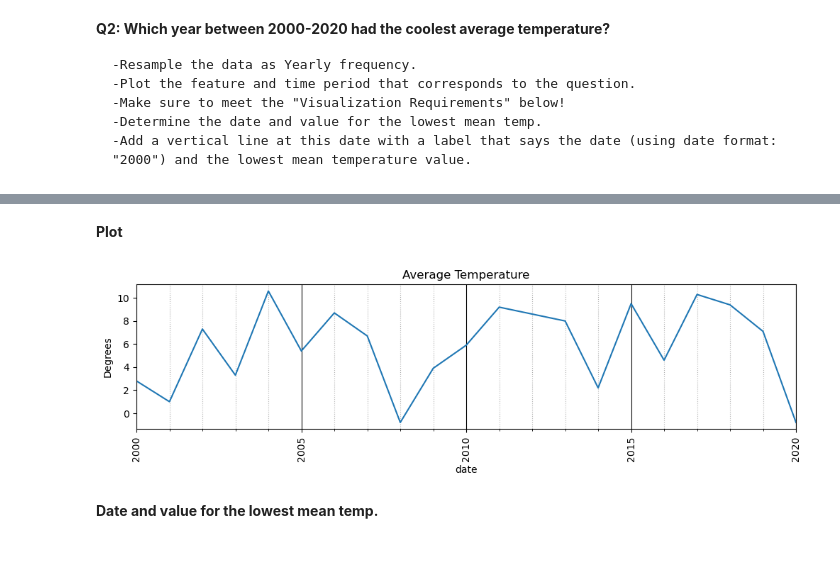
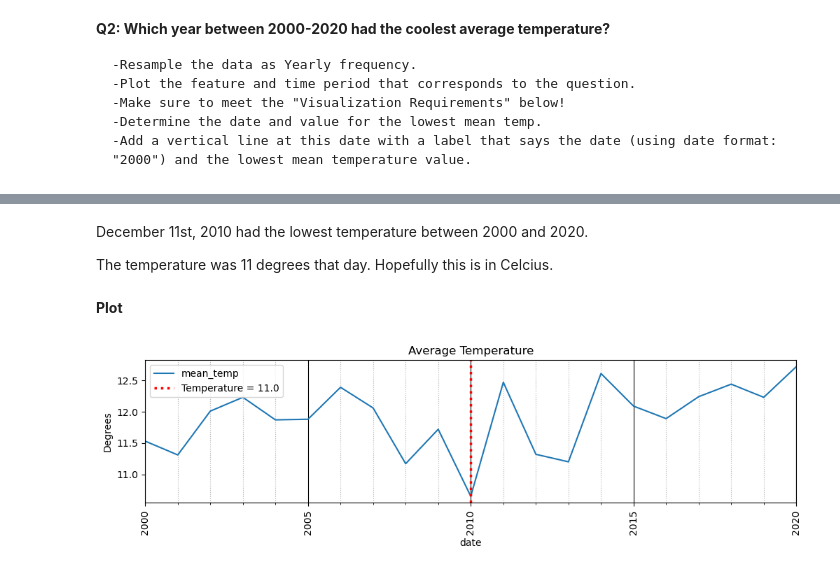
Before and after one commit to BenjaminEngel919/Resampling-Datetime-Data, a Jupyter notebook: Resampling Datetime Data.ipynb, the cells around one changed output, grey strips where cells are left out. Saved outputs shown, nothing was run; the diff lists cells and outputs as text; code cells hidden in the pictures.

```diff
--- a/Resampling Datetime Data.ipynb
+++ b/Resampling Datetime Data.ipynb
@@ -140,0 +174,4 @@ dtype: int64
+# %%
+quesone_year = df.copy()
+quesone_year = df.resample('A').agg(dict['mean_temp'])
+quesone_year
@@ -140,0 +215,3 @@ dtype: int64
+# %%
+quesone_year = quesone_year.interpolate()
+quesone_year.isna().sum()
@@ -311,0 +366,3 @@ DatetimeIndex(['2000-12-31', '2001-12-31', '2002-12-31', '2003-12-31',
+# %%
+date = quesone_year.loc[quesone_year['mean_temp'].idxmin()].name.date()
+print(date)
@@ -311,0 +377,3 @@ DatetimeIndex(['2000-12-31', '2001-12-31', '2002-12-31', '2003-12-31',
+# %%
+ts_temp = quesone_year['mean_temp'].round(2)
+ts_temp
@@ -312,13 +398,21 @@ DatetimeIndex(['2000-12-31', '2001-12-31', '2002-12-31', '2003-12-31',
+# %% [markdown]
+December 11st, 2010 had the lowest temperature between 2000 and 2020.
+
+The temperature was 11 degrees that day. Hopefully this is in Celcius.
 # %% [markdown]
 **Plot**
 # %%
+# create wide figure, ax = plt.subplots for 4 digit year labels
 fig, ax = plt.subplots(figsize=(12,3))
-qtwo_temp.plot(ax = ax, title='Average Temperature', ylabel='Degrees')
-## Making major/minor gridlines visually distinct
+# title as Average temperature with y label set to Degrees
+ts_temp.plot(ax = ax, title='Average Temperature', ylabel='Degrees')
+# major ticks every 5 years with 4 digit labels
+ax.grid(which='major',axis='x',color='k')
+# minor axix every 1 year
 ax.grid(which='minor',axis='x',ls=":")
-ax.grid(which='major',axis='x',color='k')
-fig.autofmt_xdate(rotation=90,ha='center')
+ax.axvline(date, color='red',lw=2.5, ls=':', label=f'Temperature = {mean_temp2}')
+# rotate tick labels 90 degrees
+fig.autofmt_xdate(rotation=90, ha='center')
+ax.legend();
 # %% [output]
-[figure, old version]
+[figure, new version]
-# %% [markdown]
-**Date and value for the lowest mean temp.**
```
Also changed, not shown: parts of 51 cells of this notebook.
